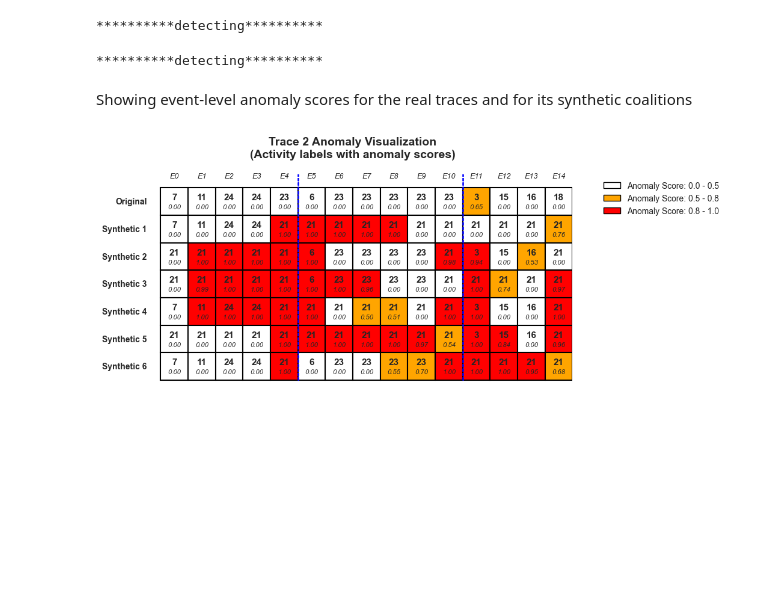
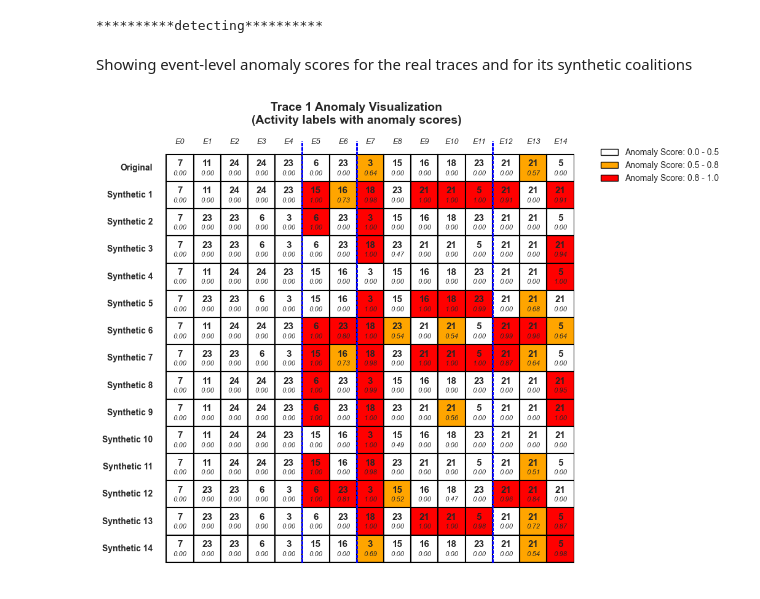
Before and after one commit to kSahatova/xAI-PPM, a Jupyter notebook: seqshap_bpi17.ipynb, the cells around one changed output. Drawn from its saved outputs; the diff is of its cells as text; code cells hidden in the pictures; blank space fills up the shorter version.

```diff
--- a/seqshap_bpi17.ipynb
+++ b/seqshap_bpi17.ipynb
@@ -360,12 +656,37 @@ def calculate_segment_and_feature_level_sv(explicands, segments, sample_name: st
 # %%
 shap.initjs()
 
+# RERUN SV ESTIMATION FOR RANDOM SEGMENTATION 2!!!
+
+
+sv_result_output_dir = r'D:\PycharmProjects\xAI-PPM\output\shap_values\bpi17_baseline_per_event_segmentation'
+
 # Explanations for the group of cases that was correctly predicted as "O_Cancelled"
-tp_cases_explainers = calculate_segment_and_feature_level_sv(tp_explicands, tp_segments, sample_name='tp')
+tp_cases_explainers = calculate_segment_and_feature_level_sv(explicands_w_one_offer['tp']['cases'],
+                                                             samples_per_event_segments['tp'],
+                                                             avgerage_event=avg_event,
+                                                             sample_name='tp',
+                                                             output_dir=sv_result_output_dir+'/tp')
+
 # Explanations for the group of cases that was misclassified as "O_Cancelled", although the true outcome is "O_Accepted"
-fp_cases_explainers = calculate_segment_and_feature_level_sv(fp_explicands, fp_segments, sample_name='fp')
+fp_cases_explainers = calculate_segment_and_feature_level_sv(explicands_w_one_offer['fp']['cases'],
+                                                             samples_per_event_segments['fp'],
+                                                             avgerage_event=avg_event,
+                                                             sample_name='fp',
+                                                             output_dir=sv_result_output_dir+'/fp')
+
 # Explanations for the group of cases that was correctly predicted as "O_Accepted"
-tn_cases_explainers = calculate_segment_and_feature_level_sv(tn_explicands, tn_segments, sample_name='tn')
+fn_cases_explainers = calculate_segment_and_feature_level_sv(explicands_w_one_offer['fn']['cases'],
+                                                             samples_per_event_segments['fn'],
+                                                             avgerage_event=avg_event,
+                                                             sample_name='fn',
+                                                             output_dir=sv_result_output_dir+'/fn')
+
+tn_cases_explainers = calculate_segment_and_feature_level_sv(explicands_w_one_offer['tn']['cases'],
+                                                             samples_per_event_segments['tn'],
+                                                             avgerage_event=avg_event,
+                                                             sample_name='tn',
+                                                             output_dir=sv_result_output_dir+'/tn')
 # %% [output]
 [interactive output not drawn]
 # %% [markdown]
@@ -404,10 +727,12 @@ from utils.unsup_anomaly_detection.gama import GAMA
 # %%
 gama_model = GAMA(attribute_dims=[27], max_seq_len=148)
-gatae_model_path =  r'D:\PycharmProjects\xAI-PPM\utils\unsup_anomaly_detection\gama\GAT_AE.pth'
+gatae_model_path =  r'D:\PycharmProjects\xAI-PPM\xai_utils\unsup_anomaly_detection\gama\checkpoints\GAT_AE.pth'
 gama_model.load_model(gatae_model_path);
 # %% [markdown]
 Evaluating synthetic traces per one explicand trace
 # %%
-ind = 2
-real_tp_trace  = tp_explicands[ind][0:1, :, 0].astype(np.int32)
-anomalous_traces = tp_cases_explainers[ind]['segment_explainer'].synth_data[:, :, 0].astype(np.int32)
+ind = 1
+real_tp_trace  = explicands_w_one_offer['tp']['cases'][ind][0:1, :, 0].astype(np.int32)
+padded_explicand_activities  = torch.nn.functional.pad(torch.tensor(real_tp_trace),
+                                                 (0, max(trace_lens) - real_tp_trace.shape[1]),
+                                                 mode='constant', value=0)
@@ -431,15 +783,6 @@ synth_trace_ascores, synth_event_ascores, synth_attr_ascores = gama_model.detect
 synth_traces_mask = gama_model.mask
 # %% [output]
 **********detecting**********
-# %%
-gama_model.setup_data(padded_explicand_activities.numpy(),
-                      adjacency_matrix=adjacency,
-                      trace_lens=padded_explicand_activities.shape[0]*[real_tp_trace.shape[1]],
-                    )
-real_trace_ascores, real_event_ascores, real_attr_ascores  = gama_model.detect()
-real_trace_maks = gama_model.mask
-# %% [output]
-**********detecting**********
 # %% [markdown]
 Showing event-level anomaly scores for the real traces and for its synthetic coalitions
 # %%
@@ -464,8 +807,8 @@ import numpy as np
 all_traces = [original_trace] + synthetic_traces
 all_scores = [real_event_ascores[~real_trace_maks]] + synthetic_scores
 trace_labels = ['Original'] + [f'Synthetic {i+1}' for i in range(len(synthetic_traces))]
-segments_border_ids = [segment[-1] for i, segment in enumerate(tp_segments[ind]['segment_ids'])
-                       if i != len(tp_segments[ind]['segment_ids']) -1]
+segments_border_ids = [segment[-1] for i, segment in enumerate(samples_segments['tp'][ind]['segment_ids'])
+                       if i != len(samples_segments['tp'][ind]['segment_ids']) -1]
 
 # Color mapping function
 def get_color(score):
@@ -517,31 +860,31 @@ for trace_idx, label in enumerate(trace_labels):
     ax.text(-0.5, y_pos + 0.5, label, ha='right', va='center',
             fontsize=10, fontweight='bold')
 
 # Add event position labels on top
 for event_idx in range(n_events):
     ax.text(event_idx + 0.5, n_traces + 0.3, f'E{event_idx}',
             ha='center', va='bottom', fontsize=9, style='italic')
 
 
 # Set axis limits and remove ticks
 ax.set_xlim(-1, n_events)
 ax.set_ylim(-0.5, n_traces + 0.5)
 ax.set_aspect('equal')
 ax.axis('off')
 
 # Add legend
 legend_elements = [
     mpatches.Patch(facecolor='white', edgecolor='black', label='Anomaly Score: 0.0 - 0.5'),
     mpatches.Patch(facecolor='orange', edgecolor='black', label='Anomaly Score: 0.5 - 0.8'),
     mpatches.Patch(facecolor='red', edgecolor='black', label='Anomaly Score: 0.8 - 1.0')
 ]
 ax.legend(handles=legend_elements, loc='upper right', bbox_to_anchor=(1.35, 1.0))
 
 # Add title
 plt.title(f'Trace {ind} Anomaly Visualization\n(Activity labels with anomaly scores)',
           fontsize=14, fontweight='bold', pad=20)
 
 plt.tight_layout()
 plt.show()
 # %% [output]
-[figure, old version]
+[figure, new version]
```
Also changed, not shown: parts of 50 cells of this notebook, 52 other files.
